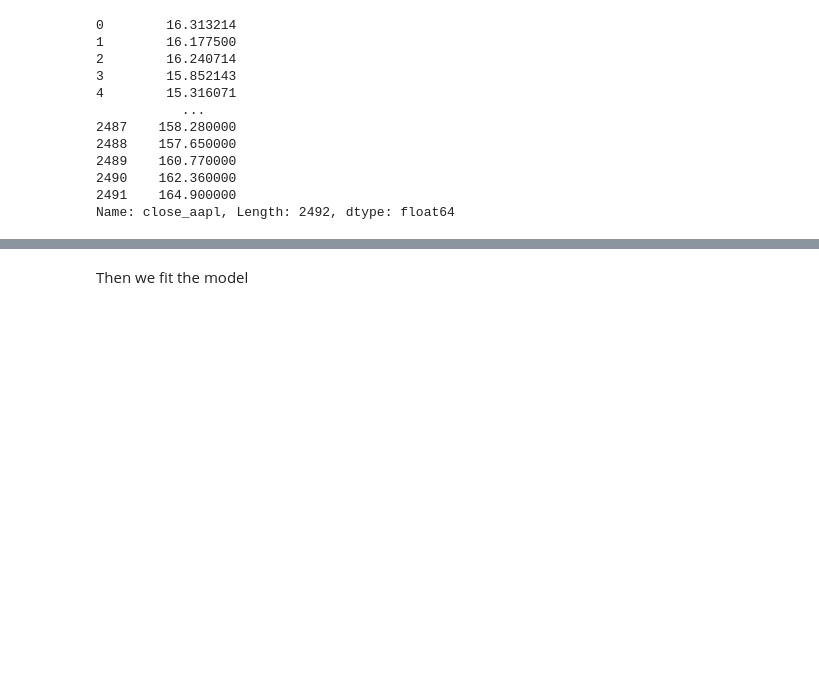
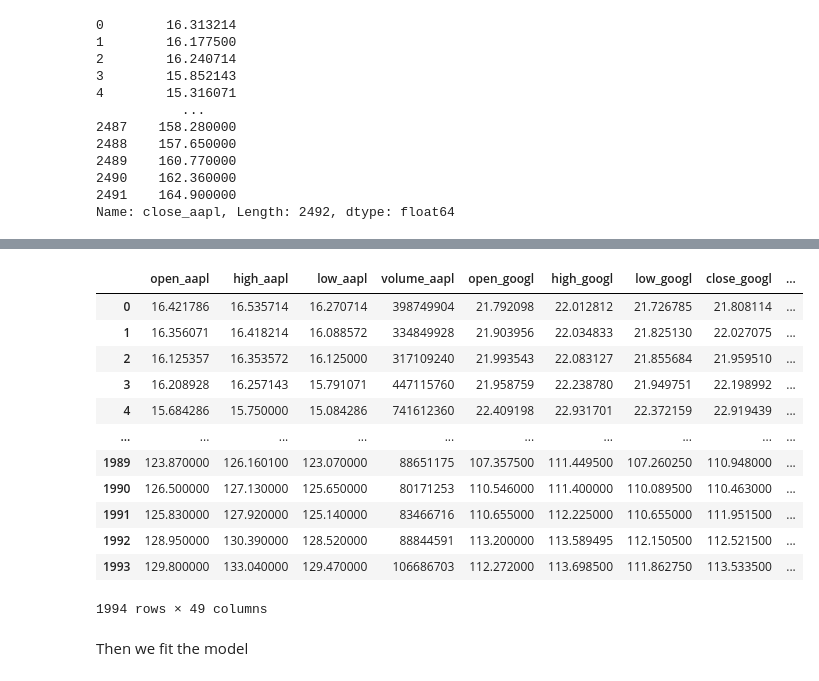
Before and after one commit to fmedrano2019/TraderJoes, a Jupyter notebook: XGBoost.ipynb, the cells around one changed output, grey strips where cells are left out. Drawn from its saved outputs; the diff is of its cells as text; code cells hidden in the pictures; blank space fills up the shorter version.

```diff
--- a/XGBoost.ipynb
+++ b/XGBoost.ipynb
@@ -57,3 +103,19 @@ Name: close_aapl, Length: 2492, dtype: float64
+# %%
+x_train
+# %% [output]
+|  | open_aapl | high_aapl | low_aapl | volume_aapl | open_googl | high_googl | low_googl | close_googl | ... |
+| 0 | 16.421786 | 16.535714 | 16.270714 | 398749904 | 21.792098 | 22.012812 | 21.726785 | 21.808114 | ... |
+| 1 | 16.356071 | 16.418214 | 16.088572 | 334849928 | 21.903956 | 22.034833 | 21.825130 | 22.027075 | ... |
+| 2 | 16.125357 | 16.353572 | 16.125000 | 317109240 | 21.993543 | 22.083127 | 21.855684 | 21.959510 | ... |
+| 3 | 16.208928 | 16.257143 | 15.791071 | 447115760 | 21.958759 | 22.238780 | 21.949751 | 22.198992 | ... |
+| 4 | 15.684286 | 15.750000 | 15.084286 | 741612360 | 22.409198 | 22.931701 | 22.372159 | 22.919439 | ... |
+| ... | ... | ... | ... | ... | ... | ... | ... | ... | ... |
+| 1989 | 123.870000 | 126.160100 | 123.070000 | 88651175 | 107.357500 | 111.449500 | 107.260250 | 110.948000 | ... |
+| 1990 | 126.500000 | 127.130000 | 125.650000 | 80171253 | 110.546000 | 111.400000 | 110.089500 | 110.463000 | ... |
+| 1991 | 125.830000 | 127.920000 | 125.140000 | 83466716 | 110.655000 | 112.225000 | 110.655000 | 111.951500 | ... |
+| 1992 | 128.950000 | 130.390000 | 128.520000 | 88844591 | 113.200000 | 113.589495 | 112.150500 | 112.521500 | ... |
+| 1993 | 129.800000 | 133.040000 | 129.470000 | 106686703 | 112.272000 | 113.698500 | 111.862750 | 113.533500 | ... |
+1994 rows × 49 columns
 # %% [markdown]
 Then we fit the model
 # %%
```
Also changed, not shown: parts of 10 cells of this notebook.
